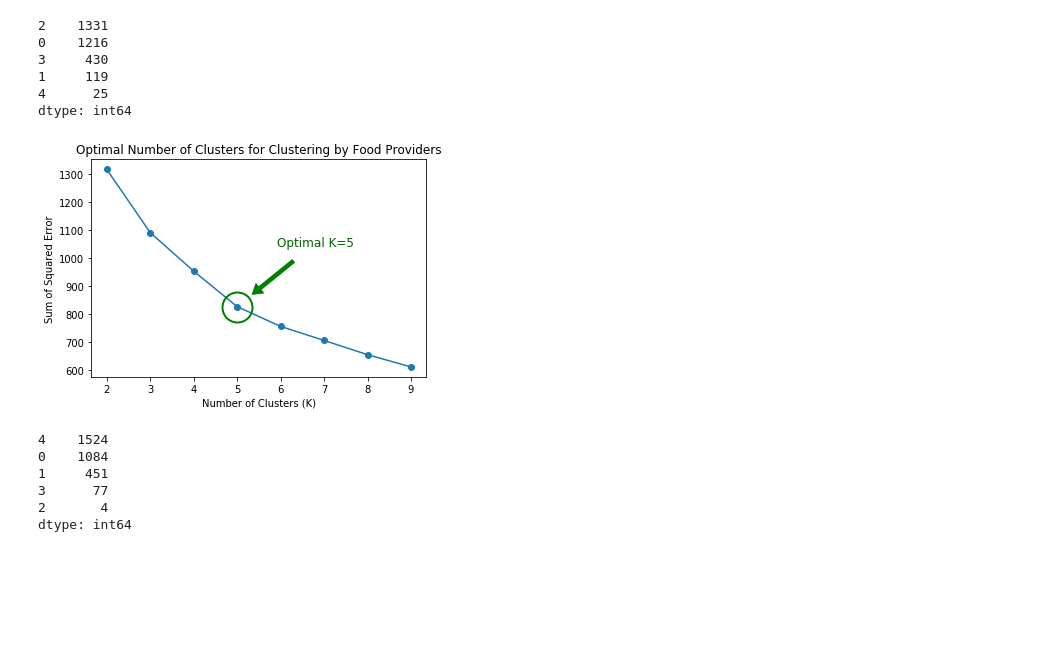
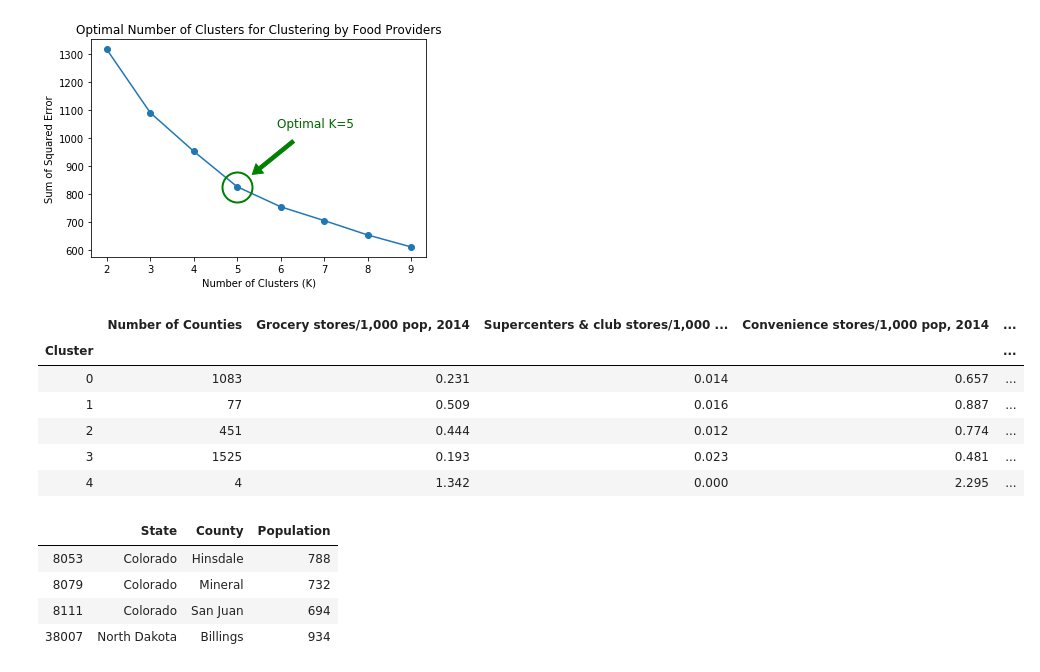
Before and after one commit to PreethiVijai/ML-project, a Jupyter notebook: clustering.ipynb, the cells around one changed output. Saved outputs shown, nothing was run; the diff lists cells and outputs as text; code cells hidden in the pictures; blank space fills up the shorter version.

Commit message:
More clustering

```diff
--- a/clustering.ipynb
+++ b/clustering.ipynb
@@ -21,6 +21,12 @@ class Cluster:
 
         self.clf = KMeans(n_clusters=self.k)
         self.clf.fit(self.X)
+
+        self.labels = pd.Series(self.clf.labels_, index=self.X.index)
+        self.labels.name = "Cluster"
+
+        # Right join drops things not in labels
+        self.data = data.all.join(self.labels, how="right")
 
     def elbow(self, ks=range(2,10)):
         clfs = [KMeans(n_clusters=k).fit(self.X) for k in ks]
@@ -62,20 +68,34 @@ class Cluster:
 
         return optimal_k
 
-    def choose_k(self, k):
-        pass
-
     @property
     def clusters(self):
-        return pd.DataFrame(self.clf.cluster_centers_, columns=self.columns.values())
+        df = pd.DataFrame(self.clf.cluster_centers_,
+            columns=list(self.columns.values())
+        ).round(3)
+        df.index.name = "Cluster"
 
-    @property
-    def labels(self):
-        return pd.Series(self.clf.labels_)
+        df.insert(0, "Number of Counties", self.labels.value_counts())
 
-    @property
-    def label_counts(self):
-        return self.labels.value_counts()
+        df = df.join(self.data.groupby("Cluster").mean()[[
+            "Population Estimate, 2016",
+            "Percent of adults with a bachelor's degree or higher, 2014-18",
+        ]])
+
+        df = df.rename(columns={
+            "Population Estimate, 2016": "Average Population",
+            "Percent of adults with a bachelor's degree or higher, 2014-18": "Average Bachelor's Degree %",
+        })
+
+        df["Average Population"] = df["Average Population"].round()
+        df["Average Bachelor's Degree %"] = df["Average Bachelor's Degree %"].round(1)
+
+        return df
+
+    def counties_in_cluster(self, cluster):
+        df = self.data.loc[self.data["Cluster"] == cluster]
+        df = df[["State", "County", "Population Estimate, 2016",]]
+        return df.rename(columns={ "Population Estimate, 2016": "Population" })
 # %%
 race = Cluster("Clustering by Access by Race ", {
     "PCT_LACCESS_WHITE15": "White, low access to store (%), 2015",
@@ -97,30 +116,28 @@ race.clusters
-# %%
-race.label_counts
-# %% [output]
-2    1331
-0    1216
-3     430
-1     119
-4      25
-dtype: int64
 # %%
 choice = Cluster("Clustering by Food Providers", {
     "GROCPTH14": "Grocery stores/1,000 pop, 2014",
     "SUPERCPTH14": "Supercenters & club stores/1,000 pop, 2014",
     "CONVSPTH14": "Convenience stores/1,000 pop, 2014",
     "SPECSPTH14": "Specialized food stores/1,000 pop, 2014",
     "FFRPTH14": "Fast-food restaurants/1,000 pop, 2014",
     "FSRPTH14": "Full-service restaurants/1,000 pop, 2014",
     "FMRKTPTH16": "Farmers' markets/1,000 pop, 2016",
 })
+choice.clusters
 # %% [output]
 [figure]
+|  | Number of Counties | Grocery stores/1,000 pop, 2014 | Supercenters & club stores/1,000 ... | Convenience stores/1,000 pop, 2014 | ... |
+| Cluster |  |  |  |  | ... |
+| 0 | 1083 | 0.231 | 0.014 | 0.657 | ... |
+| 1 | 77 | 0.509 | 0.016 | 0.887 | ... |
+| 2 | 451 | 0.444 | 0.012 | 0.774 | ... |
+| 3 | 1525 | 0.193 | 0.023 | 0.481 | ... |
+| 4 | 4 | 1.342 | 0.000 | 2.295 | ... |
-# %%
-choice.label_counts
-# %% [output]
-4    1524
-0    1084
-1     451
-3      77
-2       4
-dtype: int64
+# %%
+choice.counties_in_cluster(4)
+# %% [output]
+|  | State | County | Population |
+| 8053 | Colorado | Hinsdale | 788 |
+| 8079 | Colorado | Mineral | 732 |
+| 8111 | Colorado | San Juan | 694 |
+| 38007 | North Dakota | Billings | 934 |
```
Also changed, not shown: parts of 2 cells of this notebook, 1 other file.
